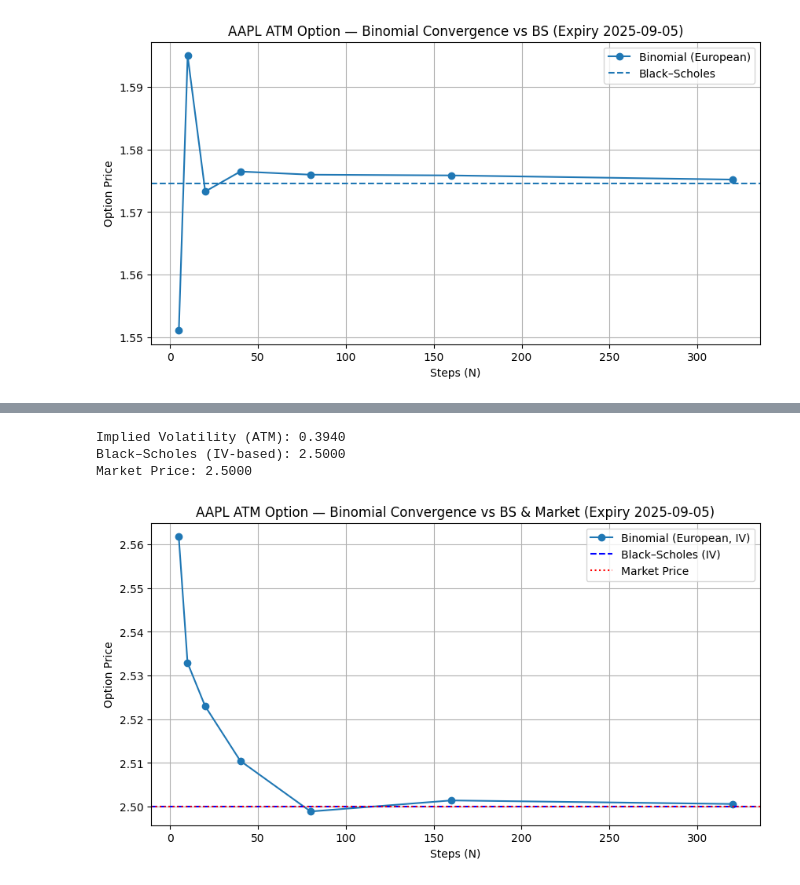
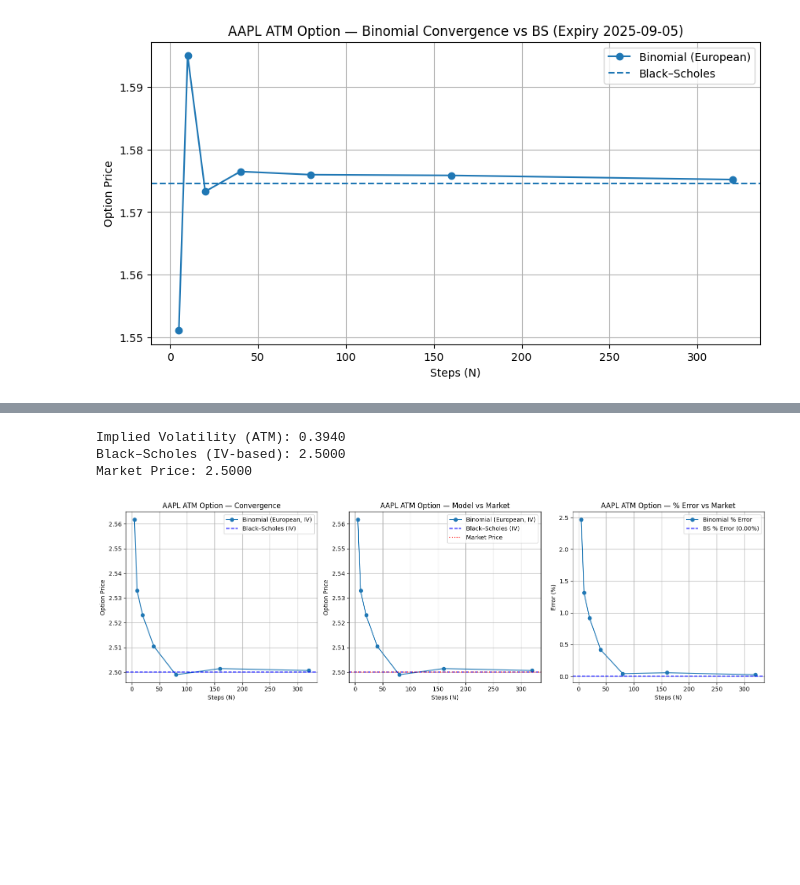
Before and after one commit to wrathrager/quant-projects, a Jupyter notebook: project1_option_vol/notebooks/03_binomial_convergence.ipynb, the cells around one changed output, grey strips where cells are left out. Saved outputs shown, nothing was run; the diff lists cells and outputs as text; code cells hidden in the pictures; blank space fills up the shorter version.

Commit message:
soem more visualisations added to binomial jupyter

```diff
--- a/project1_option_vol/notebooks/03_binomial_convergence.ipynb
+++ b/project1_option_vol/notebooks/03_binomial_convergence.ipynb
@@ -157,7 +157,6 @@ dropdown = widgets.Dropdown(
     value="AAPL"  # default
 )
 display(dropdown)
-
 # --- Get selected ticker from dropdown again
 ticker_symbol = dropdown.value
 ticker = yf.Ticker(ticker_symbol)
@@ -180,35 +179,64 @@ if ticker.options:
     T = (expiry_date - today).days / 365
 
     r = 0.05
     q = 0.00
 
     # --- Implied volatility from market price
     iv = implied_volatility(S, K, T, r, market_price, option_type="call")
     print(f"Implied Volatility (ATM): {iv:.4f}")
 
     # Black–Scholes with implied vol
     bs_val_iv = black_scholes_price(S, K, T, r, iv, option_type="call")
     print(f"Black–Scholes (IV-based): {bs_val_iv:.4f}")
     print(f"Market Price: {market_price:.4f}")
 
     # Binomial convergence with implied vol
     Ns = [5, 10, 20, 40, 80, 160, 320]
     binom_vals_iv = [crr_price(S, K, r, q, iv, T, N=N, option="call", american=False) for N in Ns]
 
-    # --- Plot convergence vs BS
-    plt.figure(figsize=(10,5))
+    # --- Error calculations
+    bs_error = abs(bs_val_iv - market_price) / market_price * 100
+    binom_errors = [abs(v - market_price) / market_price * 100 for v in binom_vals_iv]
+
+    # --- Plots
+    plt.figure(figsize=(16,5))
+
+    # 1. Convergence
+    plt.subplot(1,3,1)
+    plt.plot(Ns, binom_vals_iv, marker='o', label='Binomial (European, IV)')
+    plt.axhline(bs_val_iv, linestyle='--', color='blue', label='Black–Scholes (IV)')
+    plt.title(f"{ticker_symbol} ATM Option — Convergence")
+    plt.xlabel("Steps (N)")
+    plt.ylabel("Option Price")
+    plt.grid(True); plt.legend()
+
+    # 2. Market comparison
+    plt.subplot(1,3,2)
     plt.plot(Ns, binom_vals_iv, marker='o', label='Binomial (European, IV)')
     plt.axhline(bs_val_iv, linestyle='--', color='blue', label='Black–Scholes (IV)')
     plt.axhline(market_price, linestyle=':', color='red', label='Market Price')
-    plt.title(f"{ticker_symbol} ATM Option — Binomial Convergence vs BS & Market (Expiry {expiry})")
+    plt.title(f"{ticker_symbol} ATM Option — Model vs Market")
     plt.xlabel("Steps (N)")
     plt.ylabel("Option Price")
-    plt.grid(True); plt.legend(); plt.show()
+    plt.grid(True); plt.legend()
+
+    # 3. Percentage errors
+    plt.subplot(1,3,3)
+    plt.plot(Ns, binom_errors, marker='o', label='Binomial % Error')
+    plt.axhline(bs_error, linestyle='--', color='blue', label=f'BS % Error ({bs_error:.2f}%)')
+    plt.title(f"{ticker_symbol} ATM Option — % Error vs Market")
+    plt.xlabel("Steps (N)")
+    plt.ylabel("Error (%)")
+    plt.grid(True); plt.legend()
+
+    plt.tight_layout()
+    plt.show()
+
 else:
     print(f"{ticker_symbol} has no option chain available on Yahoo Finance.")
 # %% [output]
 [interactive output not drawn]
 Implied Volatility (ATM): 0.3940
 Black–Scholes (IV-based): 2.5000
 Market Price: 2.5000
-[figure, old version]
+[figure, new version]
```
